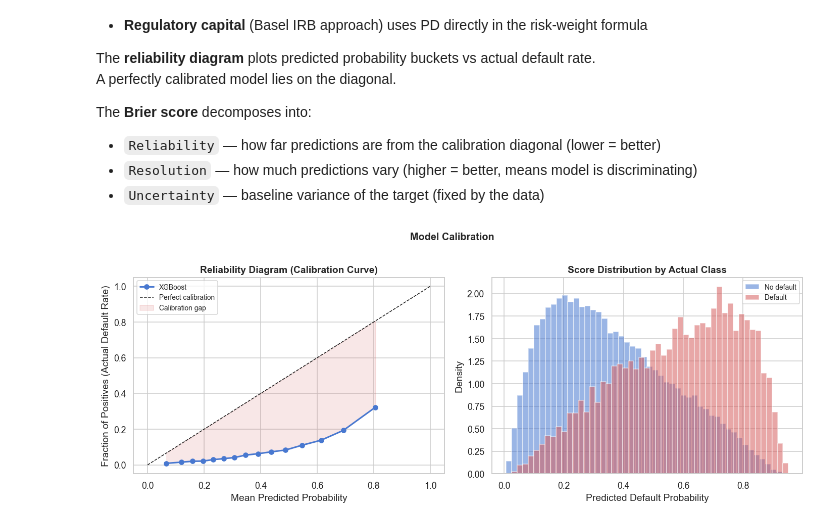
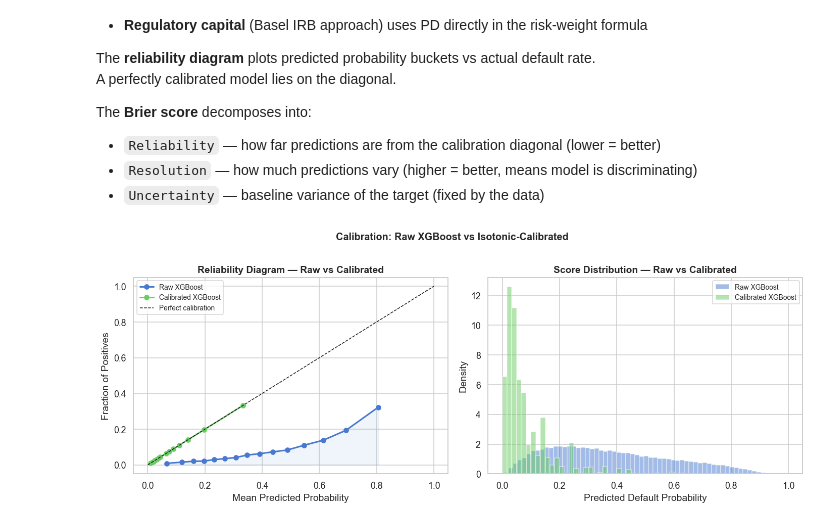
Before and after one commit to enkhmendeee/credit-risk-decision-engine, a Jupyter notebook: notebooks/05_explainability.ipynb, the cells around one changed output. Drawn from its saved outputs; the diff is of its cells as text; code cells hidden in the pictures.

Commit message:
explainability: updated to use calibrated model, SHAP values recalculated

```diff
--- a/notebooks/05_explainability.ipynb
+++ b/notebooks/05_explainability.ipynb
@@ -231,7 +253,7 @@ Top 5 factors DECREASING default risk (pushing down):
   - FLAG_PHONE                           SHAP=-0.0422  value=1.0000
 # %%
 for i, (band, idx) in enumerate(band_examples.items()):
-    prob = float(xgb.predict_proba(X_test.loc[[idx]])[:, 1])
+    prob_cal = float(xgb_cal.predict_proba(X_test.loc[[idx]])[:, 1])
     expl_obj = shap.Explanation(
         values=shap_local[i],
         base_values=float(explainer.expected_value),
@@ -240,8 +262,11 @@ for i, (band, idx) in enumerate(band_examples.items()):
     )
     plt.figure(figsize=(10, 5))
     shap.plots.waterfall(expl_obj, max_display=12, show=False)
-    plt.title(f'Waterfall — {band} Risk Applicant  (prob={prob:.4f})',
-              fontweight='bold', pad=10)
+    plt.title(
+        f'Waterfall — {band} Risk Applicant  '
+        f'(calibrated prob={prob_cal:.4f})',
+        fontweight='bold', pad=10
+    )
     plt.tight_layout()
     plt.show()
 # %% [output]
@@ -333,7 +358,7 @@ def format_reason(feat, value):
 
 def get_adverse_action_codes(idx, top_n=3):
     sv        = explainer.shap_values(X_test.loc[[idx]])[0]
-    prob      = float(xgb.predict_proba(X_test.loc[[idx]])[:, 1])
+    prob      = float(xgb_cal.predict_proba(X_test.loc[[idx]])[:, 1])
     feat_shap = pd.Series(sv, index=feature_names)
     # Exclude prohibited/demographic features, keep only positive SHAP (pushing toward default)
     eligible  = feat_shap[
@@ -397,34 +422,38 @@ The **Brier score** decomposes into:
 # %%
 fig, axes = plt.subplots(1, 2, figsize=(13, 5))
 
-# --- Reliability diagram ---
 ax = axes[0]
-frac_pos, mean_pred = calibration_curve(y_test, y_prob, n_bins=15, strategy='quantile')
-ax.plot(mean_pred, frac_pos, marker='o', lw=2,
-        color=sns.color_palette('muted')[0], label='XGBoost')
+for label, prob, color in [
+    ('Raw XGBoost',        y_prob_raw, sns.color_palette('muted')[0]),
+    ('Calibrated XGBoost', y_prob_cal, sns.color_palette('muted')[2]),
+]:
+    frac_pos, mean_pred = calibration_curve(y_test, prob, n_bins=15, strategy='quantile')
+    ax.plot(mean_pred, frac_pos, marker='o', lw=2, color=color, label=label)
 ax.plot([0, 1], [0, 1], 'k--', lw=1, label='Perfect calibration')
-ax.fill_between(mean_pred, frac_pos, mean_pred,
-                alpha=0.15, color=sns.color_palette('muted')[3],
-                label='Calibration gap')
+ax.fill_between(
+    *calibration_curve(y_test, y_prob_raw, n_bins=15, strategy='quantile')[::-1],
+    alpha=0.08, color=sns.color_palette('muted')[0]
+)
 ax.set_xlabel('Mean Predicted Probability')
-ax.set_ylabel('Fraction of Positives (Actual Default Rate)')
-ax.set_title('Reliability Diagram (Calibration Curve)', fontweight='bold')
+ax.set_ylabel('Fraction of Positives')
+ax.set_title('Reliability Diagram — Raw vs Calibrated', fontweight='bold')
 ax.legend(fontsize=9)
 
-# --- Prediction histogram ---
 ax = axes[1]
-for tv, lbl, color in [(0, 'No default', sns.color_palette('muted')[0]),
-                        (1, 'Default',    sns.color_palette('muted')[3])]:
-    ax.hist(y_prob[y_test == tv], bins=50, alpha=0.55,
-            color=color, label=lbl, density=True)
+for label, prob, color in [
+    ('Raw XGBoost',        y_prob_raw, sns.color_palette('muted')[0]),
+    ('Calibrated XGBoost', y_prob_cal, sns.color_palette('muted')[2]),
+]:
+    ax.hist(prob, bins=60, alpha=0.5, color=color, label=label, density=True)
 ax.set_xlabel('Predicted Default Probability')
 ax.set_ylabel('Density')
-ax.set_title('Score Distribution by Actual Class', fontweight='bold')
+ax.set_title('Score Distribution — Raw vs Calibrated', fontweight='bold')
 ax.legend(fontsize=9)
 
-plt.suptitle('Model Calibration', fontsize=13, fontweight='bold', y=1.01)
+plt.suptitle('Calibration: Raw XGBoost vs Isotonic-Calibrated', fontsize=13,
+             fontweight='bold', y=1.01)
 plt.tight_layout()
 plt.show()
 # %% [output]
-[figure, old version]
+[figure, new version]
 # %%
```
Also changed, not shown: parts of 12 cells of this notebook, 1 other file.
